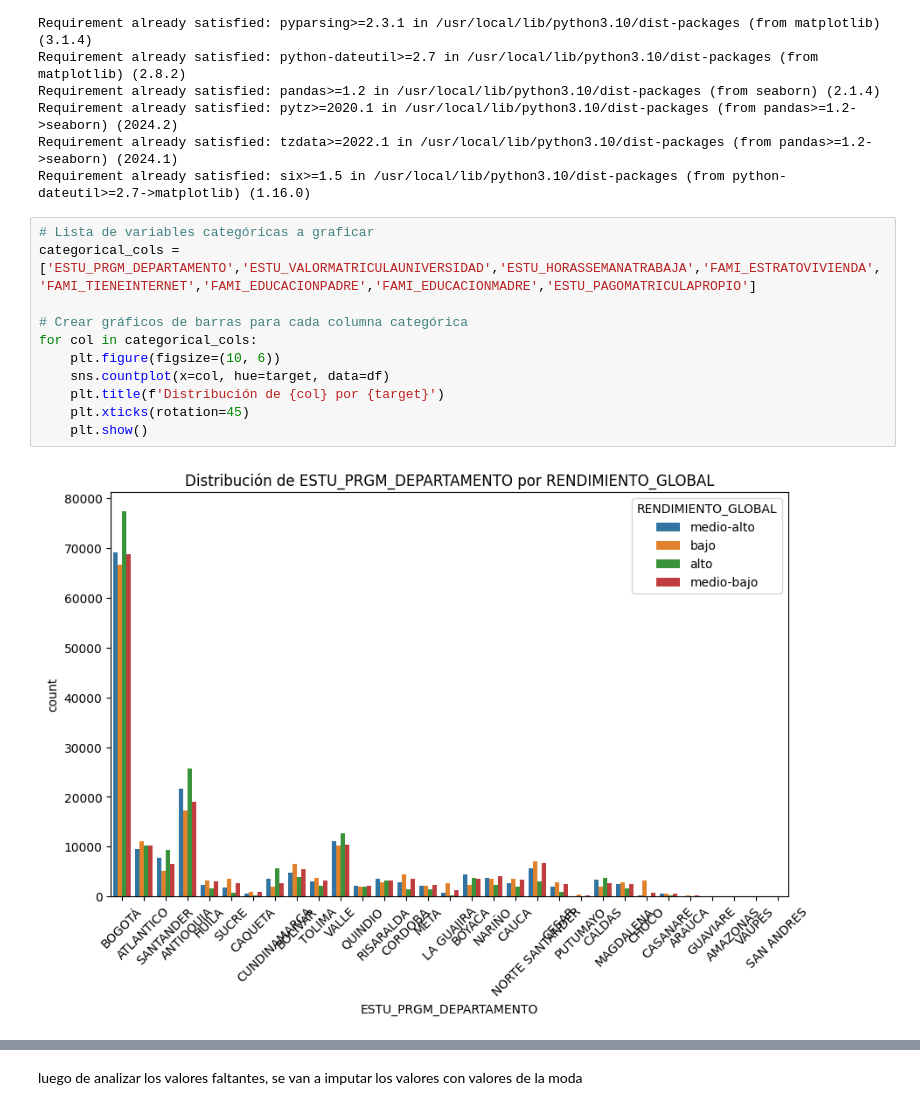
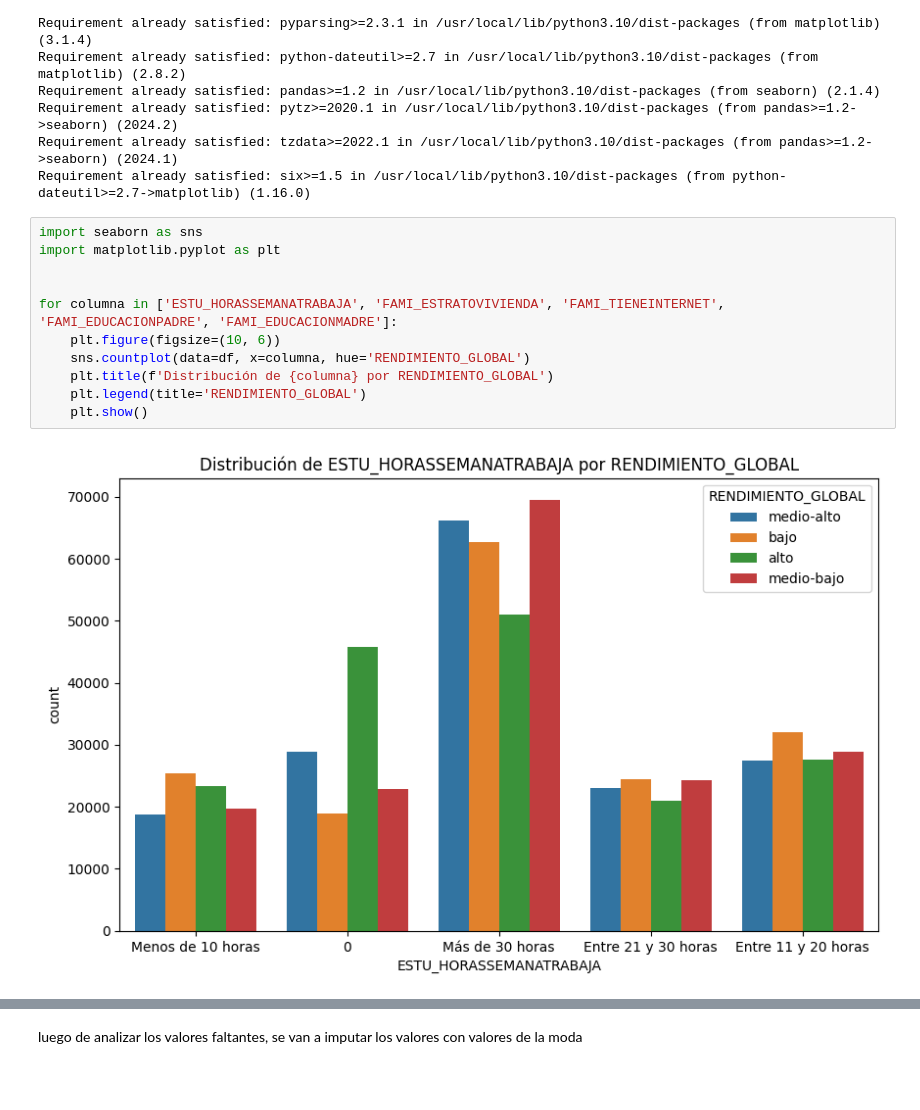
Before and after one commit to danielramo27s/UDEA-ai4eng-20242, a Jupyter notebook: 02 - preprocesado.ipynb, the cells around one changed output, grey strips where cells are left out. Drawn from its saved outputs; the diff is of its cells as text; blank space fills up the shorter version.

```diff
--- a/02 - preprocesado.ipynb
+++ b/02 - preprocesado.ipynb
@@ -146,15 +146,15 @@ Requirement already satisfied: pytz>=2020.1 in /usr/local/lib/python3.10/dist-pa
 Requirement already satisfied: tzdata>=2022.1 in /usr/local/lib/python3.10/dist-packages (from pandas>=1.2->seaborn) (2024.1)
 Requirement already satisfied: six>=1.5 in /usr/local/lib/python3.10/dist-packages (from python-dateutil>=2.7->matplotlib) (1.16.0)
 # %%
-# Lista de variables categóricas a graficar
-categorical_cols = ['ESTU_PRGM_DEPARTAMENTO','ESTU_VALORMATRICULAUNIVERSIDAD','ESTU_HORASSEMANATRABAJA','FAMI_ESTRATOVIVIENDA','FAMI_TIENEINTERNET','FAMI_EDUCACIONPADRE','FAMI_EDUCACIONMADRE','ESTU_PAGOMATRICULAPROPIO']
+import seaborn as sns
+import matplotlib.pyplot as plt
 
-# Crear gráficos de barras para cada columna categórica
-for col in categorical_cols:
+
+for columna in ['ESTU_HORASSEMANATRABAJA', 'FAMI_ESTRATOVIVIENDA', 'FAMI_TIENEINTERNET', 'FAMI_EDUCACIONPADRE', 'FAMI_EDUCACIONMADRE']:
     plt.figure(figsize=(10, 6))
-    sns.countplot(x=col, hue=target, data=df)
-    plt.title(f'Distribución de {col} por {target}')
-    plt.xticks(rotation=45)
+    sns.countplot(data=df, x=columna, hue='RENDIMIENTO_GLOBAL')
+    plt.title(f'Distribución de {columna} por RENDIMIENTO_GLOBAL')
+    plt.legend(title='RENDIMIENTO_GLOBAL')
     plt.show()
 # %% [output]
-[figure, old version]
+[figure, new version]
```
Also changed, not shown: parts of 6 cells of this notebook.
